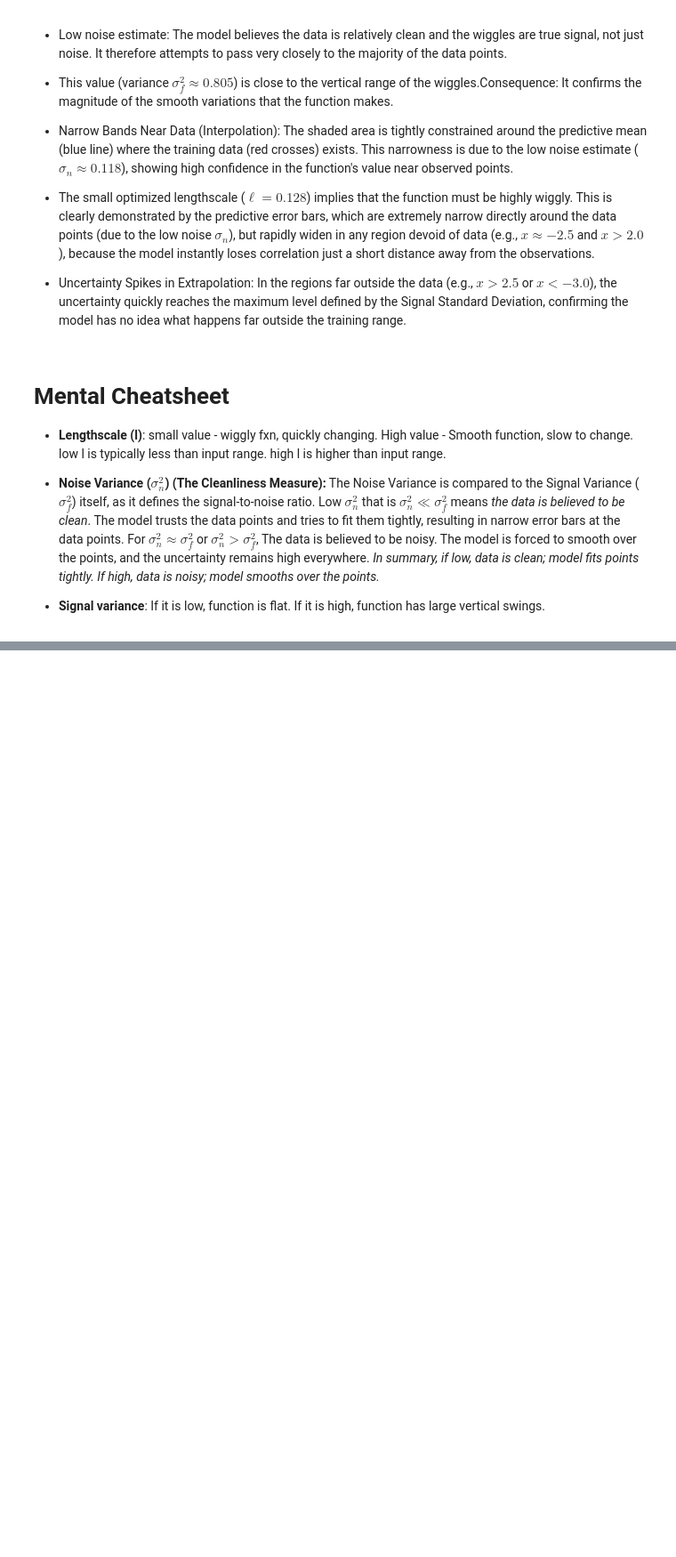
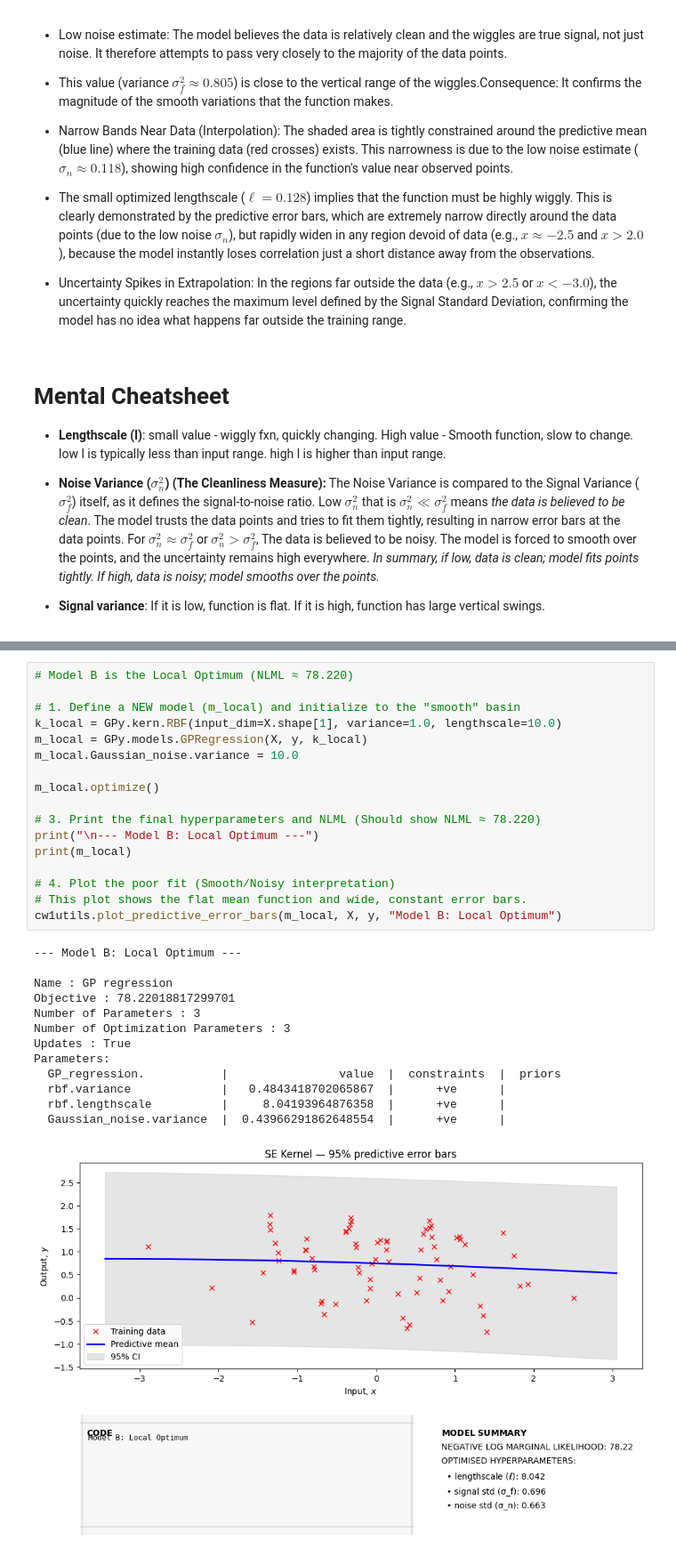
Before and after one commit to Olubusolami-R/gaussian-processes-cw, a Jupyter notebook: 2526/cw1/coursework1.ipynb, the cells around one changed output, grey strips where cells are left out. Shown: that part at 89% size. Drawn from its saved outputs; the diff is of its cells as text; blank space fills up the shorter version.

```diff
--- a/2526/cw1/coursework1.ipynb
+++ b/2526/cw1/coursework1.ipynb
@@ -174,0 +241,31 @@ Analysing the optimised params:
+# %%
+# Model B is the Local Optimum (NLML ≈ 78.220)
+
+# 1. Define a NEW model (m_local) and initialize to the "smooth" basin
+k_local = GPy.kern.RBF(input_dim=X.shape[1], variance=1.0, lengthscale=10.0)
+m_local = GPy.models.GPRegression(X, y, k_local)
+m_local.Gaussian_noise.variance = 10.0
+
+m_local.optimize()
+
+# 3. Print the final hyperparameters and NLML (Should show NLML ≈ 78.220)
+print("\n--- Model B: Local Optimum ---")
+print(m_local)
+
+# 4. Plot the poor fit (Smooth/Noisy interpretation)
+# This plot shows the flat mean function and wide, constant error bars.
+cw1utils.plot_predictive_error_bars(m_local, X, y, "Model B: Local Optimum")
+# %% [output]
+--- Model B: Local Optimum ---
+
+Name : GP regression
+Objective : 78.22018817299701
+Number of Parameters : 3
+Number of Optimization Parameters : 3
+Updates : True
+Parameters:
+  GP_regression.           |                value  |  constraints  |  priors
+  rbf.variance             |   0.4843418702065867  |      +ve      |
+  rbf.lengthscale          |     8.04193964876358  |      +ve      |
+  Gaussian_noise.variance  |  0.43966291862648554  |      +ve      |
+[figure, added]
```
Also changed, not shown: parts of 12 cells of this notebook.
